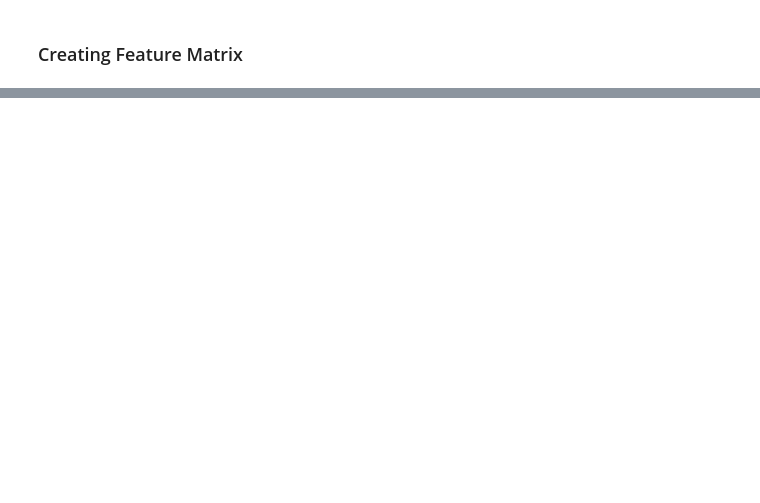
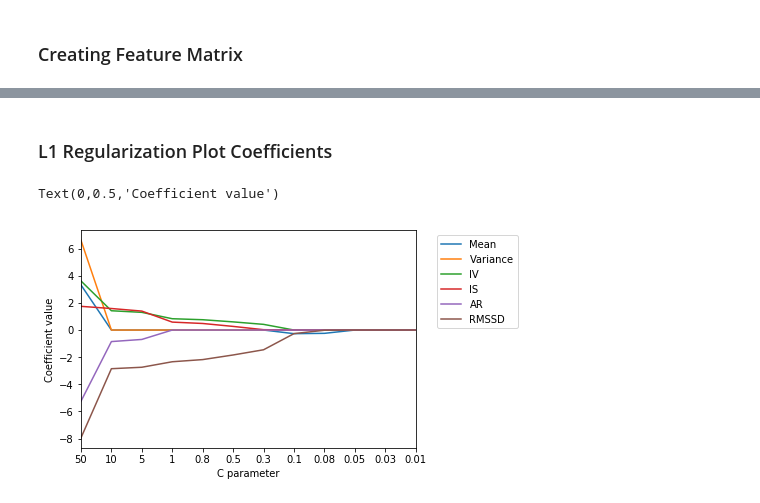
Before and after one commit to matthiasboeker/Shizophrenia_Depression_Project-, a Jupyter notebook: Notebooks/Statistical_Modelling .ipynb, the cells around one changed output, grey strips where cells are left out. Cells and saved outputs as stored; diff of their text form; code cells hidden in the pictures; blank space fills up the shorter version.

```diff
--- a/Notebooks/Statistical_Modelling .ipynb
+++ b/Notebooks/Statistical_Modelling .ipynb
@@ -113,0 +229,12 @@ for x, l, c, m in zip(principalComponents_all[:,0], principalComponents_all[:,1]
+# %% [markdown]
+### L1 Regularization Plot Coefficients
+# %%
+coefs_plot = coefs.drop(['C'], axis=1)
+coefs_plot.plot()
+plt.xticks(range(0,len(C)),C)
+plt.legend(title='', loc='upper left', bbox_to_anchor=(1.05, 1))
+plt.xlabel('C parameter')
+plt.ylabel('Coefficient value')
+# %% [output]
+Text(0,0.5,'Coefficient value')
+[figure, added]
```
Also changed, not shown: parts of 30 cells of this notebook, 4 other files.
